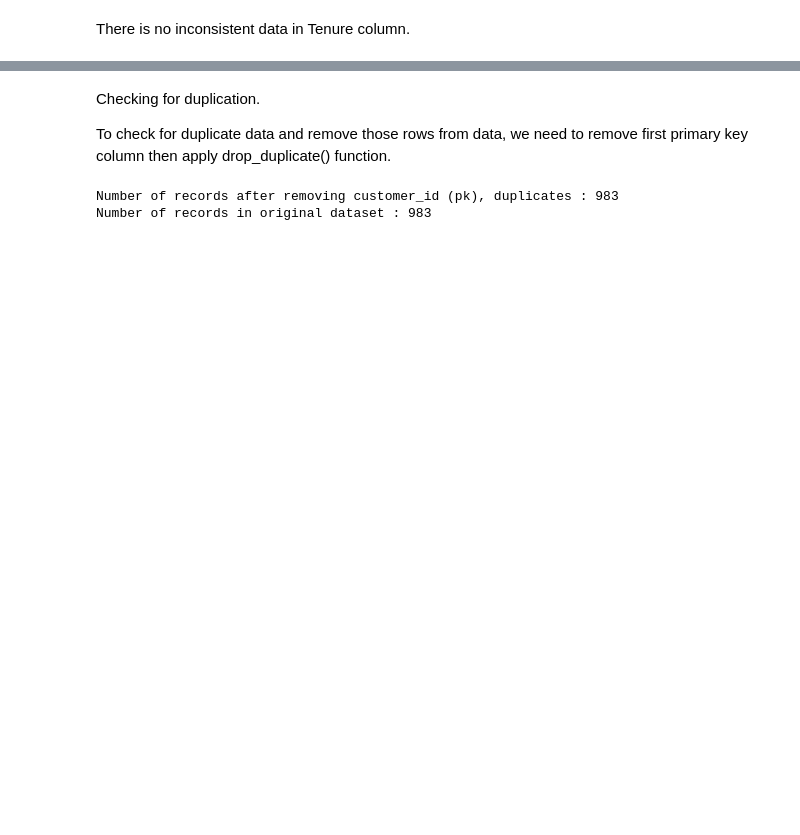
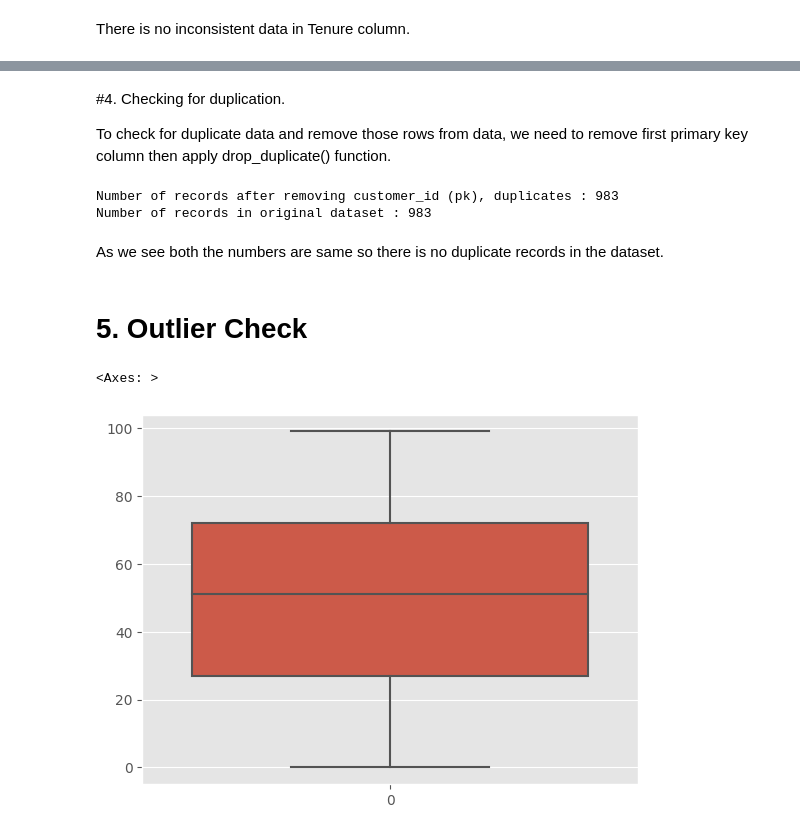
Before and after one commit to AryaChirag/Bicycle-sales, a Jupyter notebook: Data_cleaning_new_customer_list.ipynb, the cells around one changed output, grey strips where cells are left out. Saved outputs shown, nothing was run; the diff lists cells and outputs as text; code cells hidden in the pictures; blank space fills up the shorter version.

Commit message:
Data_cleaning_new_customer_list updated.

```diff
--- a/Data_cleaning_new_customer_list.ipynb
+++ b/Data_cleaning_new_customer_list.ipynb
@@ -330,5 +322,6 @@ In this case the missing values for job title is 11%. so we will replace the nul
 # %%
-new_cust['job_title'].fillna('Missing', axis= 0, inplace= True)
+job_title_mode = new_cust['job_title'].mode()[0]
+new_cust['job_title'].fillna('job_title_mode', axis= 0, inplace= True)
 # %%
 new_cust['job_title'].isnull().sum()
 # %% [output]
@@ -418,0 +417,13 @@ Name: wealth_segment, dtype: int64
+# %%
+# First changing DOB column in the datetime format:
+new_cust['DOB']= pd.to_datetime(new_cust['DOB'])
+
+
+# Creating a function to calculate the age as of today based on the DOB of the customer
+def age(born):
+  today= date.today()
+
+  return today.year - born.year - ((today.month, today.day) < (born.month, born.day))
+
+new_cust['age']= new_cust['DOB'].apply(age)
+print(new_cust['age'])
@@ -535,5 +603,5 @@ https://gist.github.com/mwaskom/de44147ed2974457ad6372750bbe5751
 # %% [markdown]
-Checking for duplication.
+#4. Checking for duplication.
 
 To check for duplicate data and remove those rows from data, we need to remove first primary key column then apply drop_duplicate() function.
 # %%
@@ -544,3 +613,12 @@ print("Number of records in original dataset : {}".format(new_cust.shape[0]))
 # %% [output]
 Number of records after removing customer_id (pk), duplicates : 983
 Number of records in original dataset : 983
+# %% [markdown]
+As we see both the numbers are same so there is no duplicate records in the dataset.
+# %% [markdown]
+# 5. Outlier Check
+# %%
+sns.boxplot(new_cust['past_3_years_bike_related_purchases'])
+# %% [output]
+<Axes: >
+[figure, added]
```
Also changed, not shown: parts of 79 cells of this notebook.
